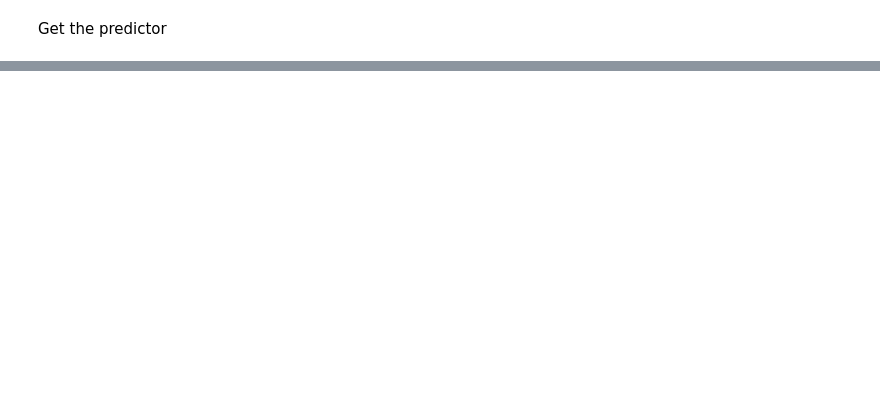
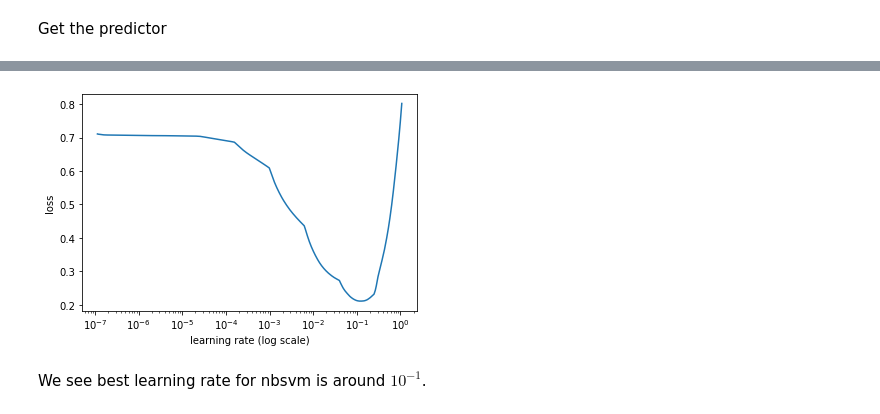
Before and after one commit to cloud-erik/5798, a Jupyter notebook: MSDSTextClassification_KTrain-final.ipynb, the cells around one changed output, grey strips where cells are left out. Drawn from its saved outputs; the diff is of its cells as text; code cells hidden in the pictures; blank space fills up the shorter version.

```diff
--- a/MSDSTextClassification_KTrain-final.ipynb
+++ b/MSDSTextClassification_KTrain-final.ipynb
@@ -330,0 +333,13 @@ So what would I do next? Well, given that it's over reacting to worrds like heal
+# %%
+train, val, preprocess = ktrain.text.texts_from_df(
+    review_sample,
+    "combined_text",
+    label_columns=["health_Well"],
+    val_df=None,
+    max_features=10000,
+    maxlen=512,
+    val_pct=0.1,
+    ngram_range=1,
+    preprocess_mode="standard",
+    verbose=1
+)
@@ -330,0 +364,3 @@ So what would I do next? Well, given that it's over reacting to worrds like heal
+# %%
+model = ktrain.text.text_classifier('nbsvm', train , preproc=preprocess)
+learner = ktrain.get_learner(model, train_data=train, val_data=val, batch_size=128)
@@ -330,0 +396,6 @@ So what would I do next? Well, given that it's over reacting to worrds like heal
+# %%
+learner.lr_plot()
+# %% [output]
+[figure, added]
+# %% [markdown]
+We see best learning rate for nbsvm is around $10^{-1}$.
```
Also changed, not shown: parts of 72 cells of this notebook.
